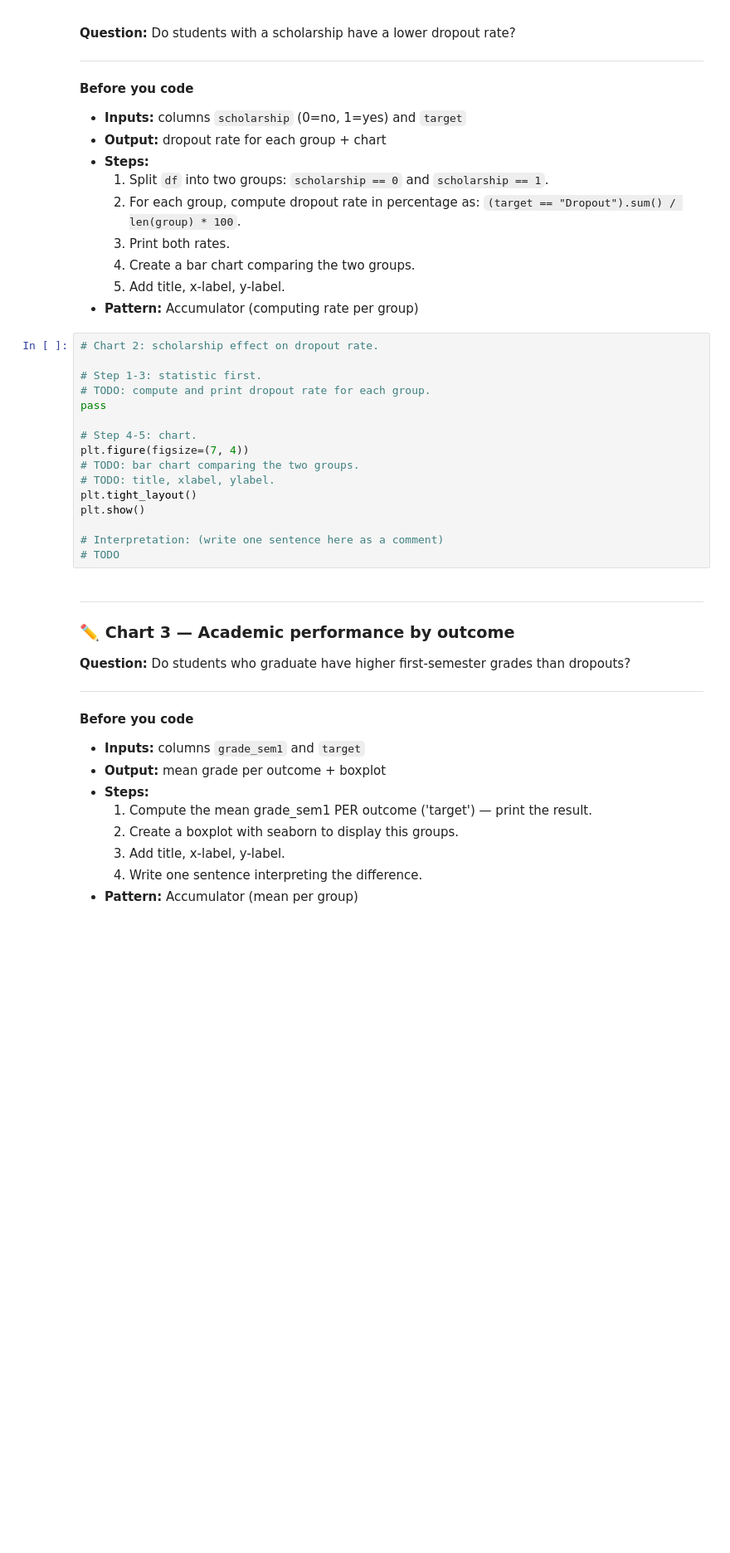
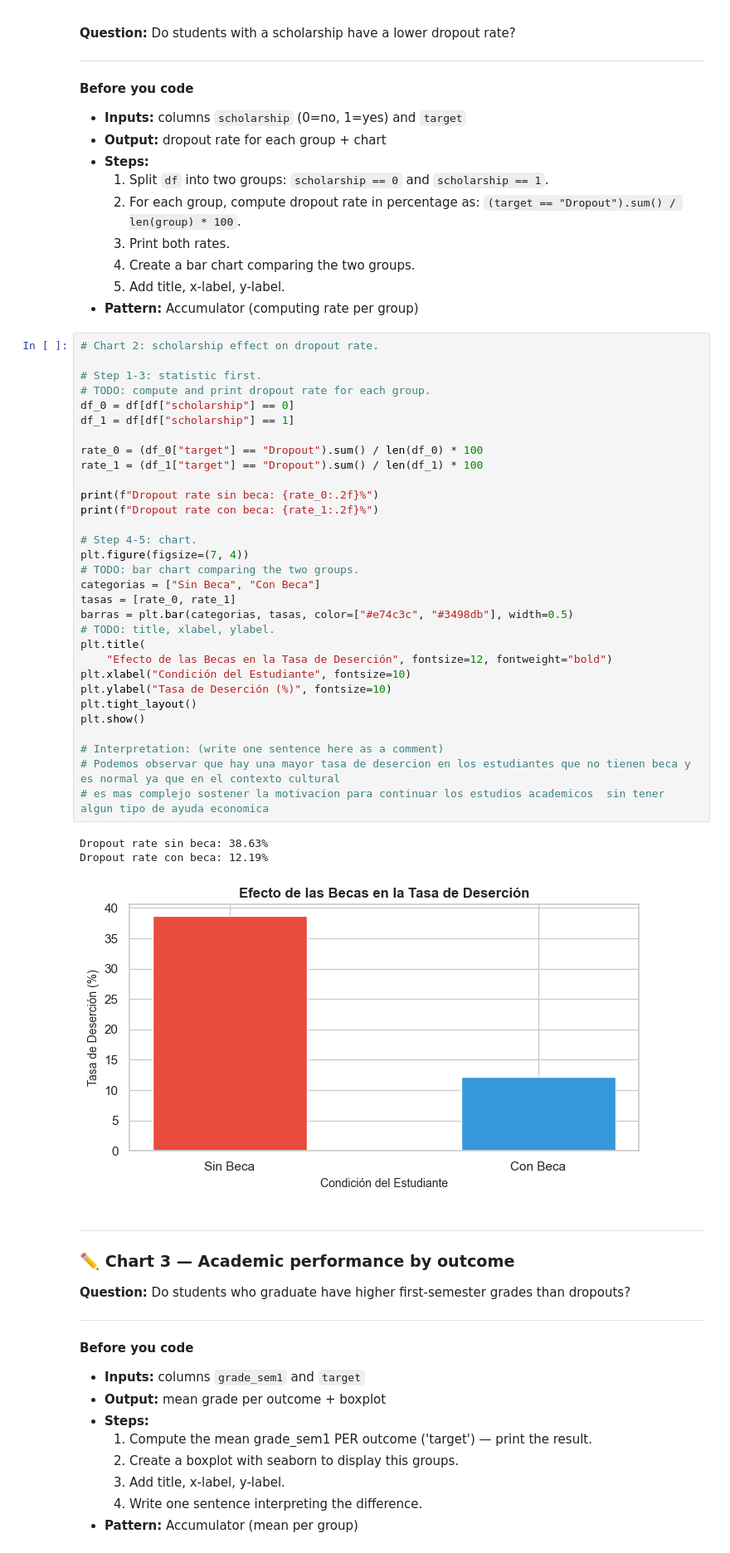
Before and after one commit to juliancho3110/python-courses, a Jupyter notebook: module11/module11_integrated_application.ipynb, the cells around one changed output. Shown at 83% size. Drawn from its saved outputs; the diff is of its cells as text; blank space fills up the shorter version.

```diff
--- a/module11/module11_integrated_application.ipynb
+++ b/module11/module11_integrated_application.ipynb
@@ -307,19 +441,38 @@ plt.show()
 # %%
 # Chart 2: scholarship effect on dropout rate.
 
 # Step 1-3: statistic first.
 # TODO: compute and print dropout rate for each group.
-pass
+df_0 = df[df["scholarship"] == 0]
+df_1 = df[df["scholarship"] == 1]
+
+rate_0 = (df_0["target"] == "Dropout").sum() / len(df_0) * 100
+rate_1 = (df_1["target"] == "Dropout").sum() / len(df_1) * 100
+
+print(f"Dropout rate sin beca: {rate_0:.2f}%")
+print(f"Dropout rate con beca: {rate_1:.2f}%")
 
 # Step 4-5: chart.
 plt.figure(figsize=(7, 4))
 # TODO: bar chart comparing the two groups.
+categorias = ["Sin Beca", "Con Beca"]
+tasas = [rate_0, rate_1]
+barras = plt.bar(categorias, tasas, color=["#e74c3c", "#3498db"], width=0.5)
 # TODO: title, xlabel, ylabel.
+plt.title(
+    "Efecto de las Becas en la Tasa de Deserción", fontsize=12, fontweight="bold")
+plt.xlabel("Condición del Estudiante", fontsize=10)
+plt.ylabel("Tasa de Deserción (%)", fontsize=10)
 plt.tight_layout()
 plt.show()
 
 # Interpretation: (write one sentence here as a comment)
-# TODO
+# Podemos observar que hay una mayor tasa de desercion en los estudiantes que no tienen beca y es normal ya que en el contexto cultural
+# es mas complejo sostener la motivacion para continuar los estudios academicos  sin tener algun tipo de ayuda economica
+# %% [output]
+Dropout rate sin beca: 38.63%
+Dropout rate con beca: 12.19%
+[figure, added]
 # %% [markdown]
 ---
 
```
Also changed, not shown: parts of 19 cells of this notebook.
